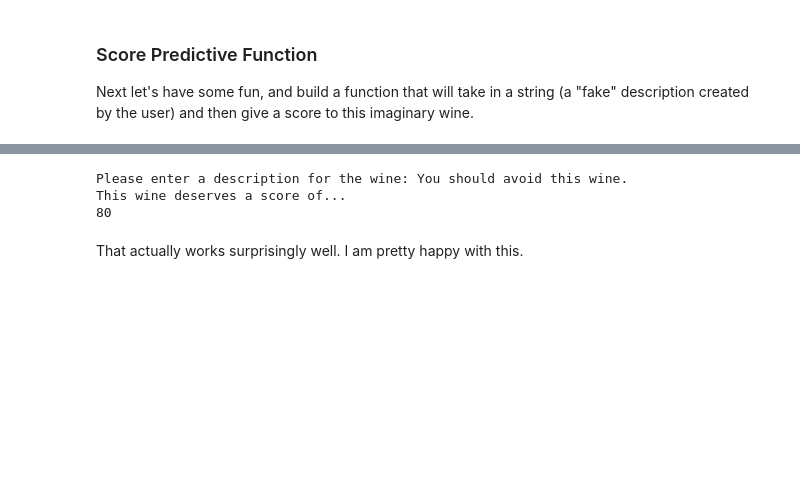
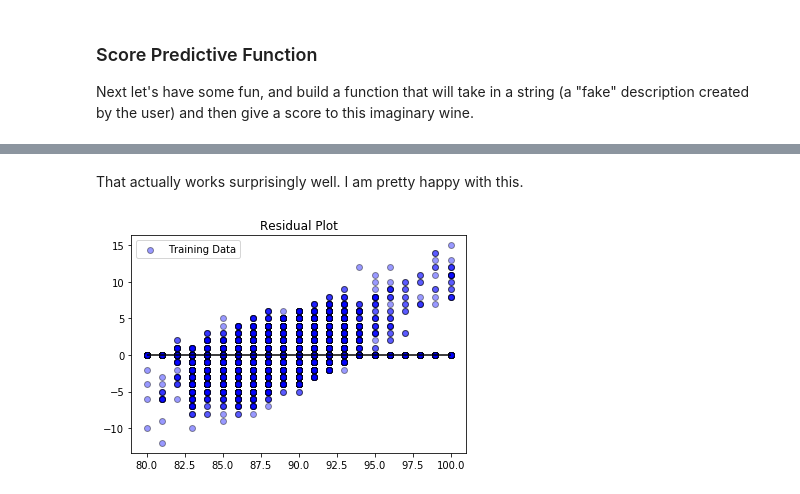
Before and after one commit to tcbrekke/bootcamp-final-project, a Jupyter notebook: aaron-nlp_working_model.ipynb, the cells around one changed output, grey strips where cells are left out. Drawn from its saved outputs; the diff is of its cells as text; code cells hidden in the pictures; blank space fills up the shorter version.

Commit message:
add residual plots for training and test data

```diff
--- a/aaron-nlp_working_model.ipynb
+++ b/aaron-nlp_working_model.ipynb
@@ -447,8 +448,11 @@ This wine deserves a score of...
-# %%
-desc_predict()
-# %% [output]
-Please enter a description for the wine: You should avoid this wine.
-This wine deserves a score of...
-80
 # %% [markdown]
 That actually works surprisingly well. I am pretty happy with this.
+# %%
+#Now we will plot training data residuals
+plt.scatter(sgdc.predict(X_train_tfidf), sgdc.predict(X_train_tfidf) - y_train, color="blue", edgecolor="black", alpha=.4, label="Training Data")
+plt.legend()
+plt.hlines(y=0, xmin=y_test.min(), xmax=y_test.max())
+plt.title("Residual Plot")
+plt.show()
+# %% [output]
+[figure, added]
```
Also changed, not shown: parts of 7 cells of this notebook.
